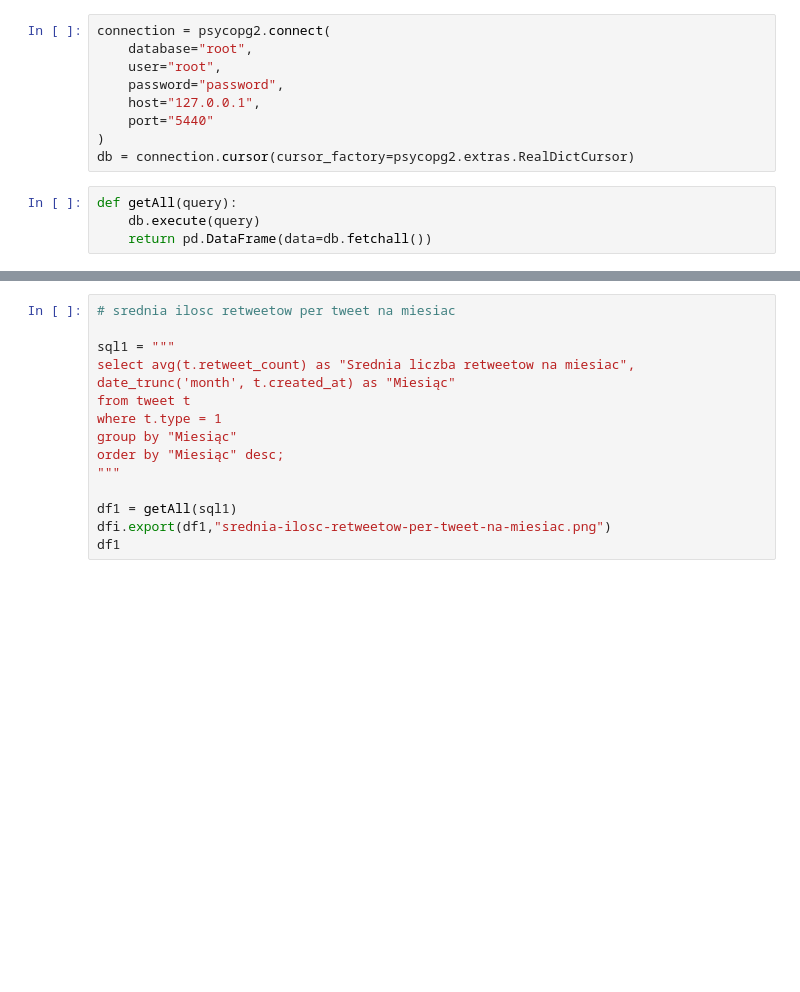
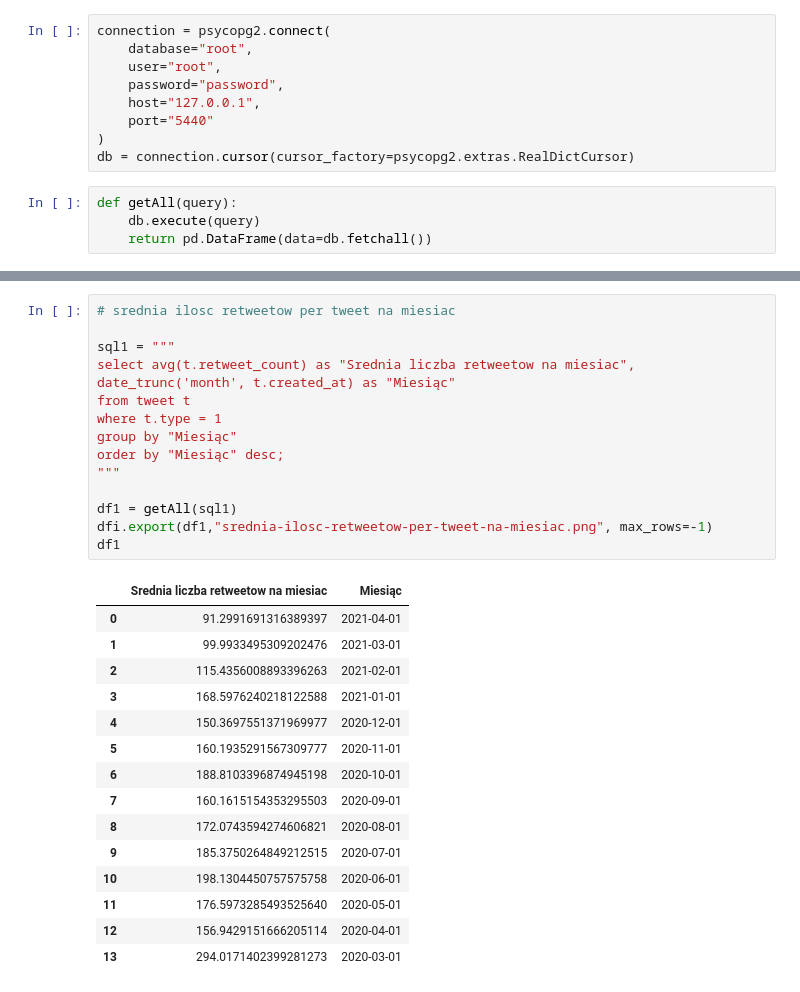
Before and after one commit to piaskowyk/twitter-posts-analysis, a Jupyter notebook: notebooks/statistics1.ipynb, the cells around one changed output, grey strips where cells are left out. Drawn from its saved outputs; the diff is of its cells as text; blank space fills up the shorter version.

```diff
--- a/notebooks/statistics1.ipynb
+++ b/notebooks/statistics1.ipynb
@@ -215,17 +314,33 @@ df1
 # %%
 # srednia ilosc retweetow per tweet na miesiac
 
 sql1 = """
 select avg(t.retweet_count) as "Srednia liczba retweetow na miesiac", date_trunc('month', t.created_at) as "Miesiąc"
 from tweet t
 where t.type = 1
 group by "Miesiąc"
 order by "Miesiąc" desc;
 """
 
 df1 = getAll(sql1)
-dfi.export(df1,"srednia-ilosc-retweetow-per-tweet-na-miesiac.png")
+dfi.export(df1,"srednia-ilosc-retweetow-per-tweet-na-miesiac.png", max_rows=-1)
 df1
+# %% [output]
+|  | Srednia liczba retweetow na miesiac | Miesiąc |
+| 0 | 91.2991691316389397 | 2021-04-01 |
+| 1 | 99.9933495309202476 | 2021-03-01 |
+| 2 | 115.4356008893396263 | 2021-02-01 |
+| 3 | 168.5976240218122588 | 2021-01-01 |
+| 4 | 150.3697551371969977 | 2020-12-01 |
+| 5 | 160.1935291567309777 | 2020-11-01 |
+| 6 | 188.8103396874945198 | 2020-10-01 |
+| 7 | 160.1615154353295503 | 2020-09-01 |
+| 8 | 172.0743594274606821 | 2020-08-01 |
+| 9 | 185.3750264849212515 | 2020-07-01 |
+| 10 | 198.1304450757575758 | 2020-06-01 |
+| 11 | 176.5973285493525640 | 2020-05-01 |
+| 12 | 156.9429151666205114 | 2020-04-01 |
+| 13 | 294.0171402399281273 | 2020-03-01 |
 # %%
 # srednia ilosc polubien per tweet na dzien
 
```
Also changed, not shown: parts of 28 cells of this notebook.
